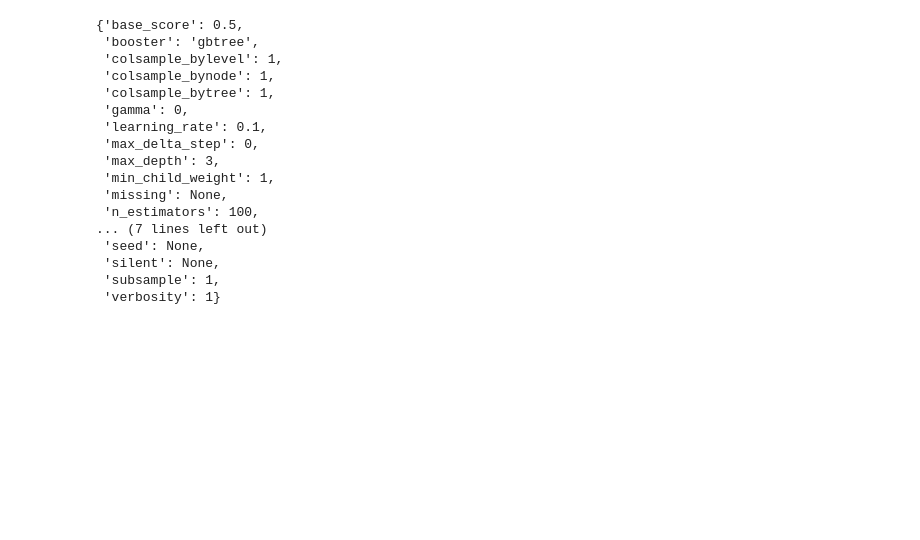
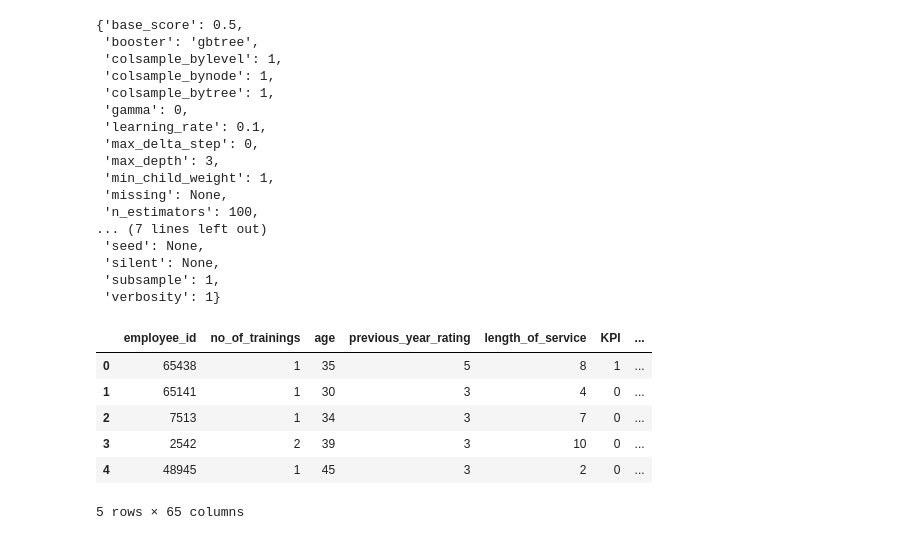
Before and after one commit to PraneethVasarla/HR-Analytics, a Jupyter notebook: HR Analytics-Copy1.ipynb, the cells around one changed output. Cells and saved outputs as stored; diff of their text form; code cells hidden in the pictures; blank space fills up the shorter version.

```diff
--- a/HR Analytics-Copy1.ipynb
+++ b/HR Analytics-Copy1.ipynb
@@ -1611,3 +1620,13 @@ clf_xgb.get_params()
  'silent': None,
  'subsample': 1,
  'verbosity': 1}
+# %%
+train.head()
+# %% [output]
+|  | employee_id | no_of_trainings | age | previous_year_rating | length_of_service | KPI | ... |
+| 0 | 65438 | 1 | 35 | 5 | 8 | 1 | ... |
+| 1 | 65141 | 1 | 30 | 3 | 4 | 0 | ... |
+| 2 | 7513 | 1 | 34 | 3 | 7 | 0 | ... |
+| 3 | 2542 | 2 | 39 | 3 | 10 | 0 | ... |
+| 4 | 48945 | 1 | 45 | 3 | 2 | 0 | ... |
+5 rows × 65 columns
```
Also changed, not shown: parts of 41 cells of this notebook, 3 other files.
